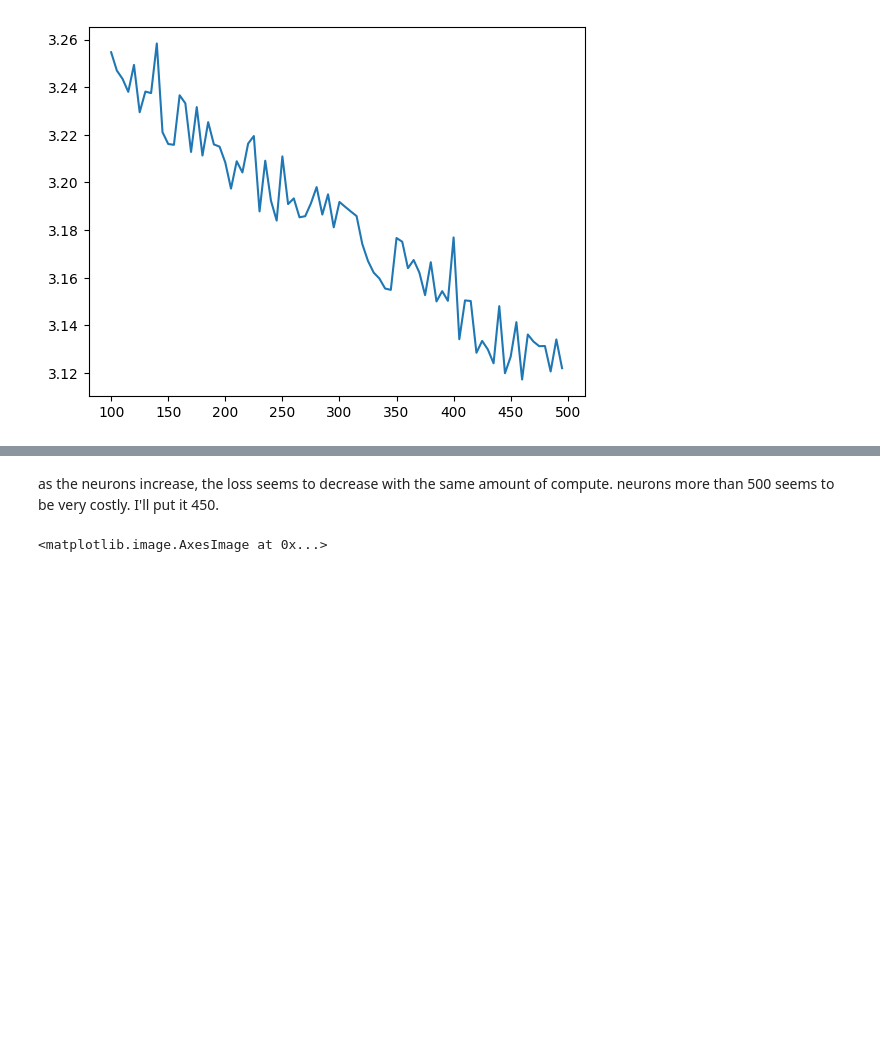
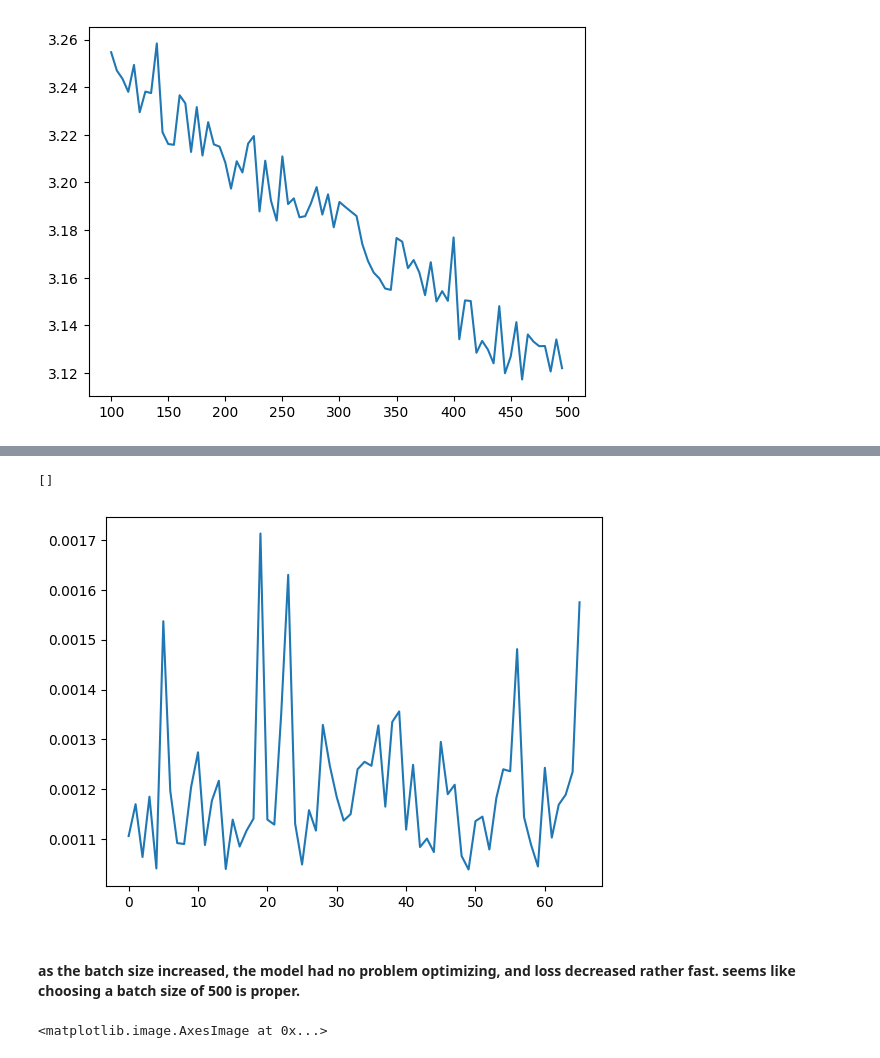
Before and after one commit to karlsefny1/makemore_trigram, a Jupyter notebook: mlp with hidden layers.ipynb, the cells around one changed output, grey strips where cells are left out. Cells and saved outputs as stored; diff of their text form; code cells hidden in the pictures; blank space fills up the shorter version.

Commit message:
final hyper parameter chosen

```diff
--- a/mlp with hidden layers.ipynb
+++ b/mlp with hidden layers.ipynb
@@ -411,15 +413,23 @@ def save_checkpoint(epoch, parameters, loss,delays, path="checkpoint.pth"):
         path
 )
 # %%
+# g = torch.Generator(device=device).manual_seed(2147483647)
+# C = torch.randn((27,70),generator=g,device=device)
+# W1 = torch.randn((70*3,450),generator=g,device=device)*0.2
+# b1 = torch.randn(450,generator=g,device=device)*0.01
+# W2 = torch.randn((450,27),generator=g,device=device)*0.01
+# b2 = torch.randn(27,generator=g,device=device) *0
+# parameters = [C,W1,b1,W2,b2]
 checkpoint = torch.load(
-    "/content/drive/MyDrive/checkpoint.pth"
+    "/content/drive/MyDrive/checkpoints/model_checkpoint.pth"
 )
 
-for p, saved_p in zip(parameters, checkpoint["parameters"]):
-    p.data.copy_(saved_p)
+# for p, saved_p in zip(parameters, checkpoint["parameters"]):
+#     p.data.copy_(saved_p)
 loss_list = checkpoint["loss"]
 delays = checkpoint["delays"]
-start_epoch = checkpoint["epoch"] + 1
+start_epoch = checkpoint["epoch"]
+batchsizes = range(start_epoch+10,650,10)
 # %%
 import datetime
 from tqdm import tqdm
@@ -431 +473,7 @@ drive.mount('/content/drive')
+# %%
+plt.plot(delays)
+plt.plot()
+# %% [output]
+[]
+[figure, added]
 # %%
@@ -464,5 +512,5 @@ for n in tqdm(batchsizes):
     loss_list.append(lossdev.item())
     path = "/content/drive/MyDrive/checkpoints/model_checkpoint.pth"
     save_checkpoint(n,parameters,loss_list,delay_list,path)
-# %% [markdown]
-as the neurons increase, the loss seems to decrease with the same amount of compute. neurons more than 500 seems to be very costly. I'll put it 450.
+# %% [markdown]
+#### as the batch size increased, the model had no problem optimizing, and loss decreased rather fast. seems like choosing a batch size of 500 is proper.
```
Also changed, not shown: parts of 9 cells of this notebook.
